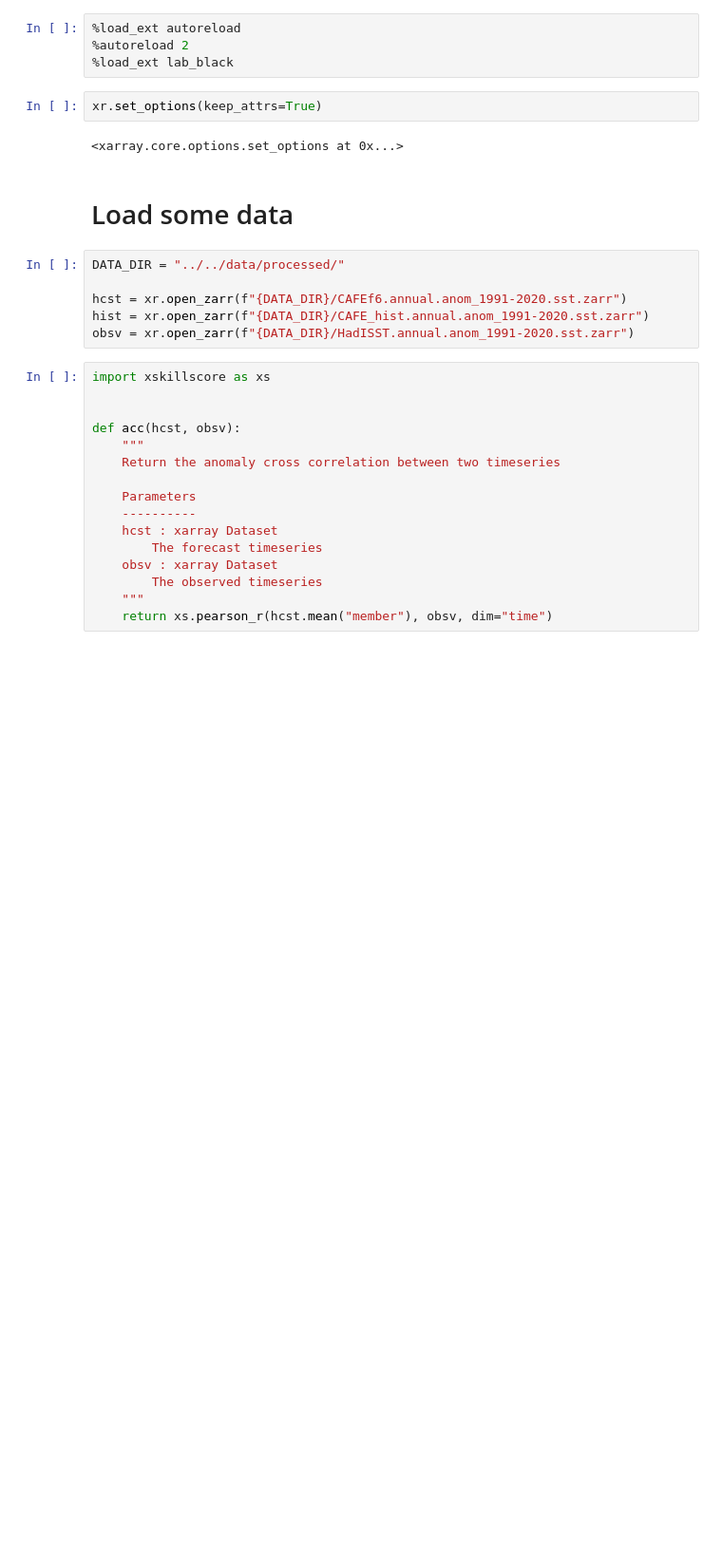
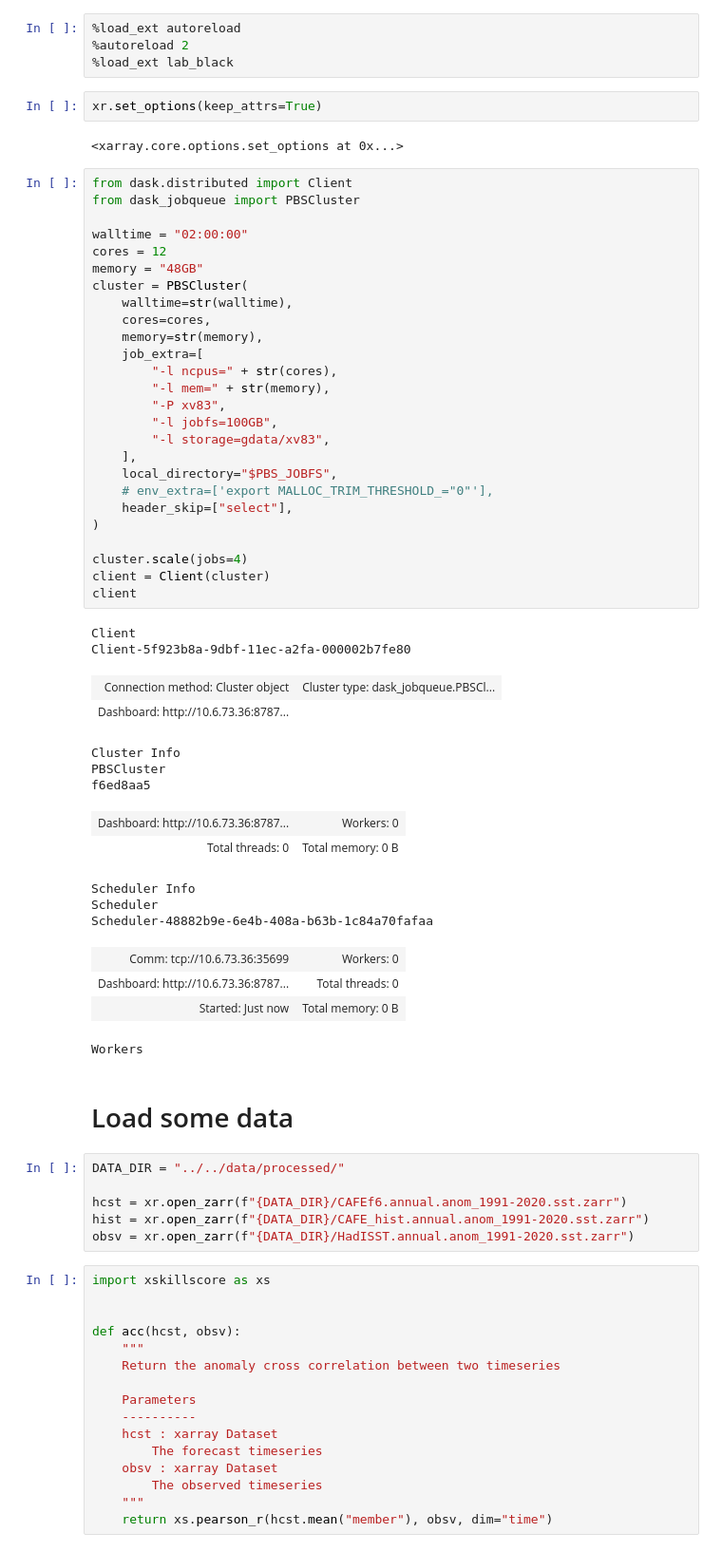
Before and after one commit to dougiesquire/CAFE-f6_documentation, a Jupyter notebook: notebooks/exploratory/verify.ipynb, the cells around one changed output. Shown at 95% size. Drawn from its saved outputs; the diff is of its cells as text; blank space fills up the shorter version.

```diff
--- a/notebooks/exploratory/verify.ipynb
+++ b/notebooks/exploratory/verify.ipynb
@@ -21,6 +21,49 @@ from src.verify import verify
 xr.set_options(keep_attrs=True)
 # %% [output]
 <xarray.core.options.set_options at 0x...>
+# %%
+from dask.distributed import Client
+from dask_jobqueue import PBSCluster
+
+walltime = "02:00:00"
+cores = 12
+memory = "48GB"
+cluster = PBSCluster(
+    walltime=str(walltime),
+    cores=cores,
+    memory=str(memory),
+    job_extra=[
+        "-l ncpus=" + str(cores),
+        "-l mem=" + str(memory),
+        "-P xv83",
+        "-l jobfs=100GB",
+        "-l storage=gdata/xv83",
+    ],
+    local_directory="$PBS_JOBFS",
+    # env_extra=['export MALLOC_TRIM_THRESHOLD_="0"'],
+    header_skip=["select"],
+)
+
+cluster.scale(jobs=4)
+client = Client(cluster)
+client
+# %% [output]
+Client
+Client-5f923b8a-9dbf-11ec-a2fa-000002b7fe80
+| Connection method: Cluster object | Cluster type: dask_jobqueue.PBSCl... |
+| Dashboard: http://10.6.73.36:8787... |  |
+Cluster Info
+PBSCluster
+f6ed8aa5
+| Dashboard: http://10.6.73.36:8787... | Workers: 0 |
+| Total threads: 0 | Total memory: 0 B |
+Scheduler Info
+Scheduler
+Scheduler-48882b9e-6e4b-408a-b63b-1c84a70fafaa
+| Comm: tcp://10.6.73.36:35699 | Workers: 0 |
+| Dashboard: http://10.6.73.36:8787... | Total threads: 0 |
+| Started: Just now | Total memory: 0 B |
+Workers
 # %% [markdown]
 # Load some data
 # %%
```
Also changed, not shown: parts of 15 cells of this notebook.
